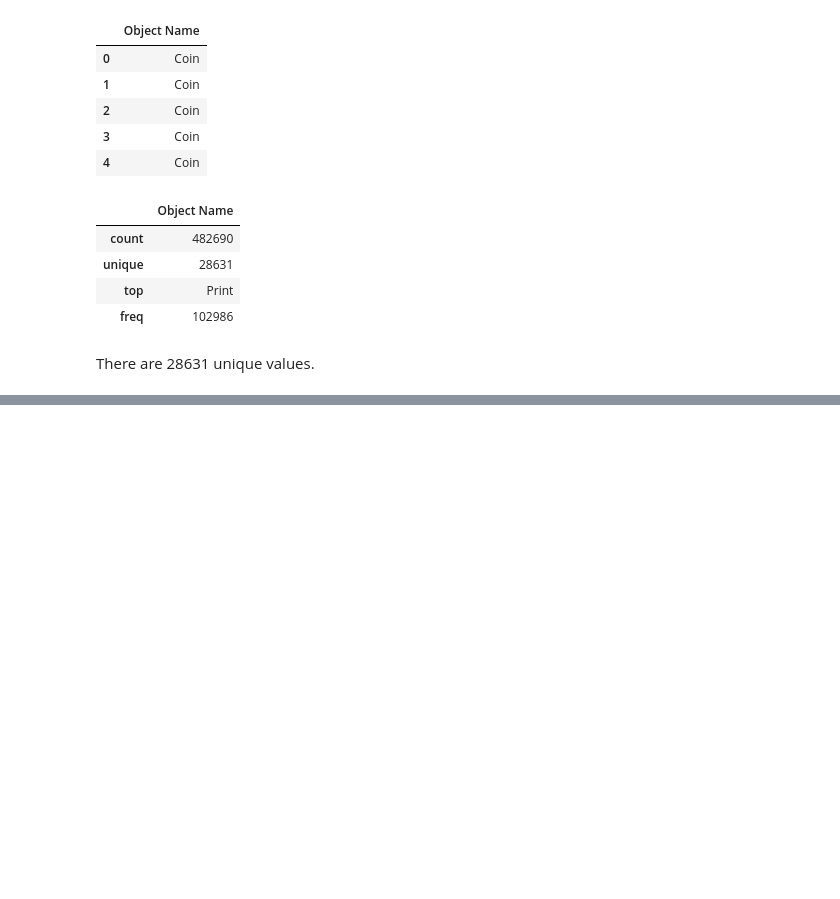
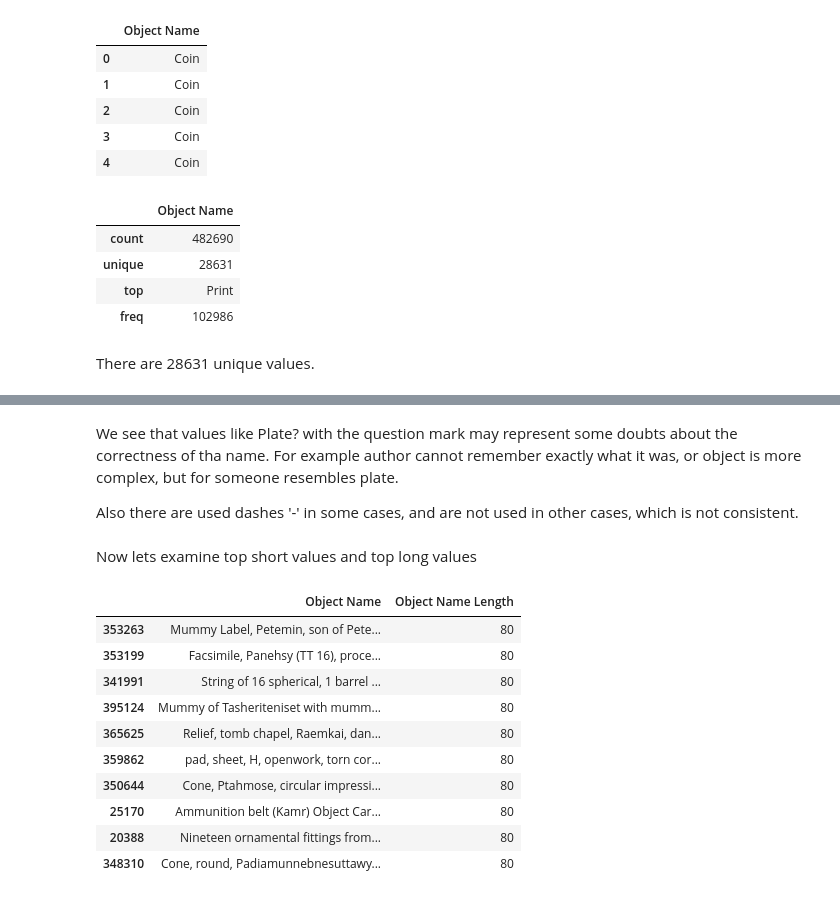
Before and after one commit to nickobard/Data-Preprocessing-Course, a Jupyter notebook: 01/01_homework.ipynb, the cells around one changed output, grey strips where cells are left out. Drawn from its saved outputs; the diff is of its cells as text; code cells hidden in the pictures; blank space fills up the shorter version.

Commit message:
Finish with Group Name

```diff
--- a/01/01_homework.ipynb
+++ b/01/01_homework.ipynb
@@ -161,5 +170,5 @@ Additional columns
 # %% [markdown]
 We start with Object Name feature for cleaning
 # %%
-df_on = pd.read_csv(dataset_path, usecols=['Object Name'])
+df_obj_name = pd.read_csv(dataset_path, usecols=['Object Name'])
 # %%
@@ -183,0 +209,2 @@ There are 28631 unique values.
+# %%
+df_obj_name.dropna(inplace=True)
@@ -183,0 +305,25 @@ There are 28631 unique values.
+# %% [markdown]
+We see that values like Plate? with the question mark may represent some doubts about the correctness of tha name. For example author cannot remember exactly what it was, or object is more complex, but for someone resembles plate.
+
+Also there are used dashes '-' in some cases, and are not used in other cases, which is not consistent.
+# %% [markdown]
+Now lets examine top short values and top long values
+# %%
+df_obj_name_and_length = df_obj_name.copy()
+df_obj_name_and_length['Object Name Length'] = df_obj_name['Object Name'].apply(len)
+df_obj_name_and_length.drop_duplicates(subset='Object Name', keep='first', inplace=True)
+df_obj_name_and_length.sort_values(by='Object Name Length', ascending=False, inplace=True)
+# %%
+df_obj_name_and_length.head(10)
+# %% [output]
+|  | Object Name | Object Name Length |
+| 353263 | Mummy Label, Petemin, son of Pete... | 80 |
+| 353199 | Facsimile, Panehsy (TT 16), proce... | 80 |
+| 341991 | String of 16 spherical, 1 barrel ... | 80 |
+| 395124 | Mummy of Tasheriteniset with mumm... | 80 |
+| 365625 | Relief, tomb chapel, Raemkai, dan... | 80 |
+| 359862 | pad, sheet, H, openwork, torn cor... | 80 |
+| 350644 | Cone, Ptahmose, circular impressi... | 80 |
+| 25170 | Ammunition belt (Kamr) Object Car... | 80 |
+| 20388 | Nineteen ornamental fittings from... | 80 |
+| 348310 | Cone, round, Padiamunnebnesuttawy... | 80 |
```
Also changed, not shown: parts of 28 cells of this notebook.
